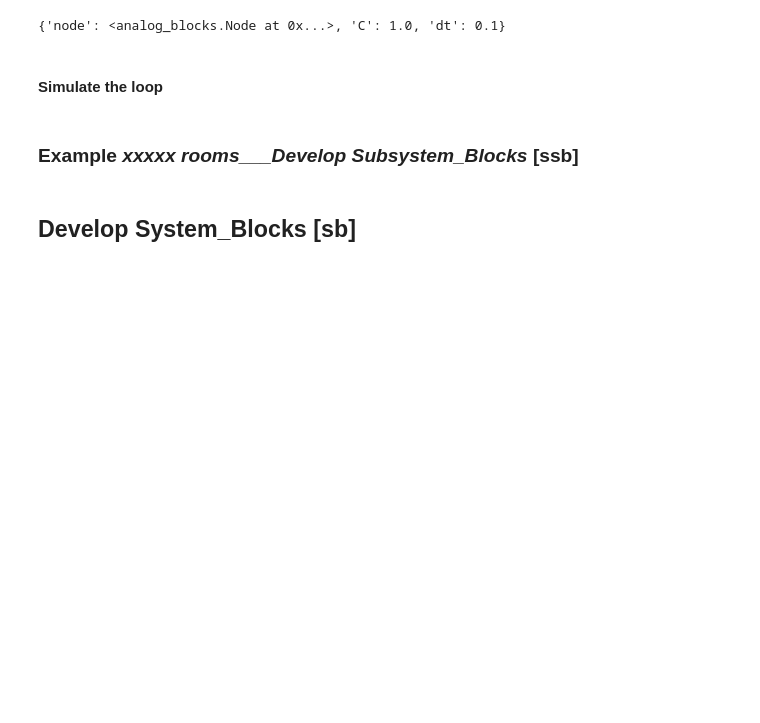
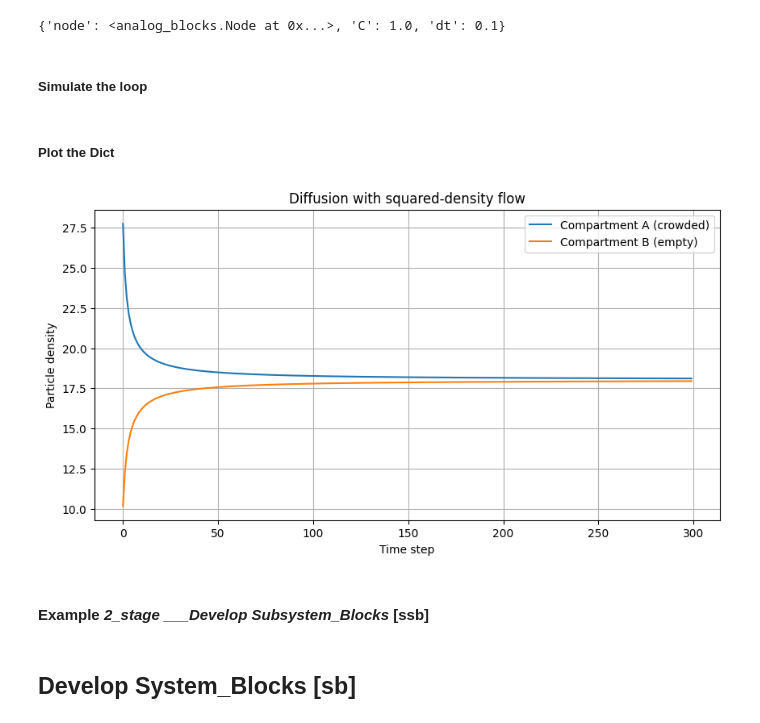
Before and after one commit to 1ratlab/JL_2, a Jupyter notebook: Lifestyle_Simulator.ipynb, the cells around one changed output. Saved outputs shown, nothing was run; the diff lists cells and outputs as text; code cells hidden in the pictures; blank space fills up the shorter version.

```diff
--- a/Lifestyle_Simulator.ipynb
+++ b/Lifestyle_Simulator.ipynb
@@ -95,9 +103,7 @@ CapA.__dict__
 # %% [output]
 {'node': <analog_blocks.Node at 0x...>, 'C': 1.0, 'dt': 0.1}
 # %% [markdown]
-#### Simulate the loop
+##### Simulate the loop
-# %% [markdown]
-### Example *xxxxx rooms___Develop Subsystem_Blocks* [ssb]
 # %%
 # ============================================================
 # SIMULATION LOOP
@@ -119,6 +125,26 @@ for _ in range(steps):
     B_history.append(B.V)
 # %%
 # verify A_history                #
+# %% [markdown]
+##### Plot the Dict
+# %%
+# ============================================================
+# PLOT RESULTS
+# ============================================================
+
+plt.figure(figsize=(10,5))
+plt.plot(A_history, label="Compartment A (crowded)")
+plt.plot(B_history, label="Compartment B (empty)")
+plt.xlabel("Time step")
+plt.ylabel("Particle density")
+plt.title("Diffusion with squared-density flow")
+plt.legend()
+plt.grid(True)
+plt.show()
+# %% [output]
+[figure, added]
+# %% [markdown]
+#### Example ***2_stage*** *___Develop Subsystem_Blocks* [ssb]
 # %% [markdown]
 ## Develop System_Blocks [sb]
 # %% [markdown]
```
Also changed, not shown: parts of 11 cells of this notebook, 4 other files.
